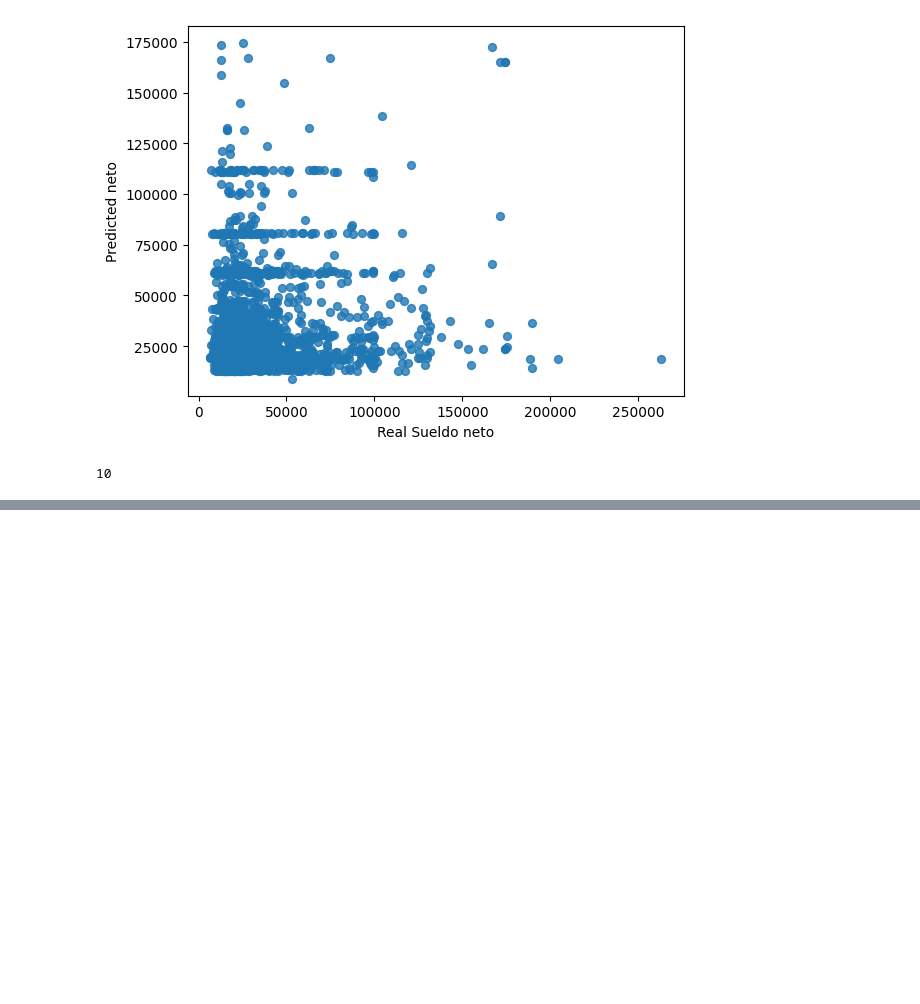
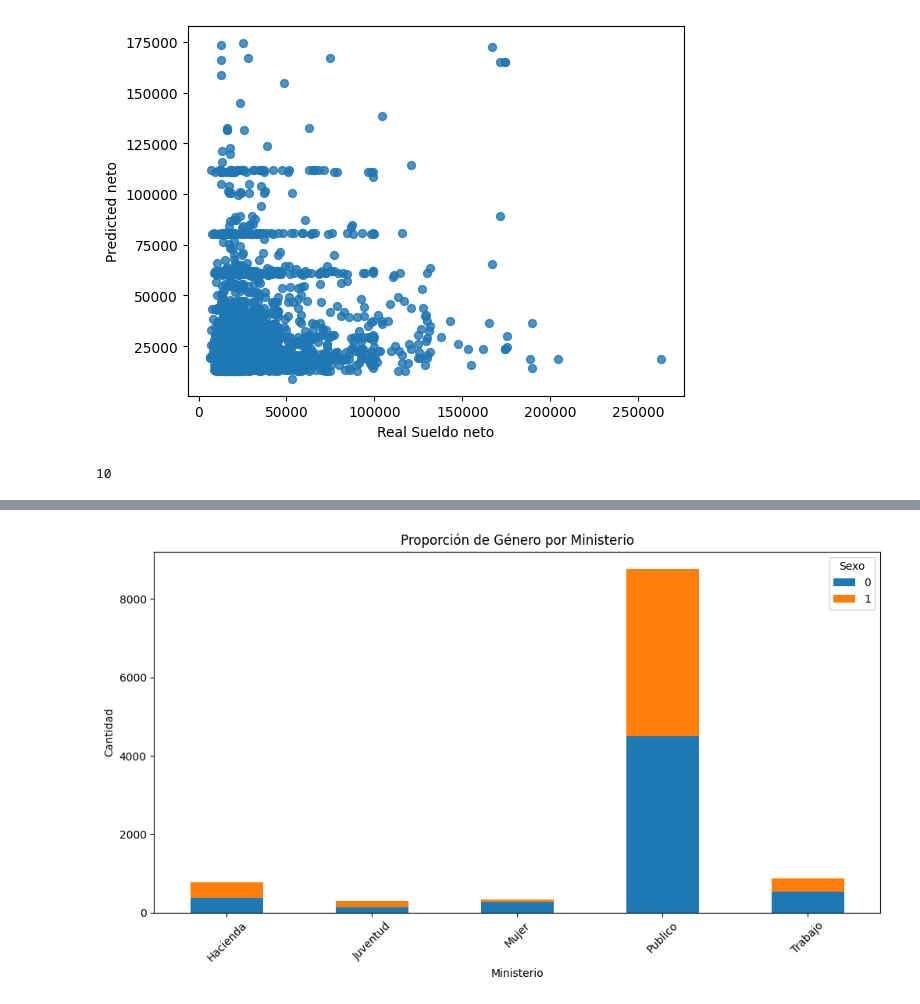
Before and after one commit to OAGgithub/Inferencia-Ingresos, a Jupyter notebook: Inferencia_Ingresos.ipynb, the cells around one changed output, grey strips where cells are left out. Cells and saved outputs as stored; diff of their text form; code cells hidden in the pictures; blank space fills up the shorter version.

```diff
--- a/Inferencia_Ingresos.ipynb
+++ b/Inferencia_Ingresos.ipynb
@@ -986,0 +987,14 @@ for x in range (0,models.__len__(),1):
+# %%
+# Calcular la proporción de género por ministerio
+gender_proportion = df_ministerios.groupby(['Ministerio', 'Es_Masculino']).size().unstack().fillna(0)
+
+# Crear el gráfico de barras apiladas
+gender_proportion.plot(kind='bar', stacked=True, figsize=(12, 6))
+plt.title('Proporción de Género por Ministerio')
+plt.xlabel('Ministerio')
+plt.ylabel('Cantidad')
+plt.xticks(rotation=45)
+plt.legend(title='Sexo')
+plt.show()
+# %% [output]
+[figure, added]
```
Also changed, not shown: parts of 11 cells of this notebook.
